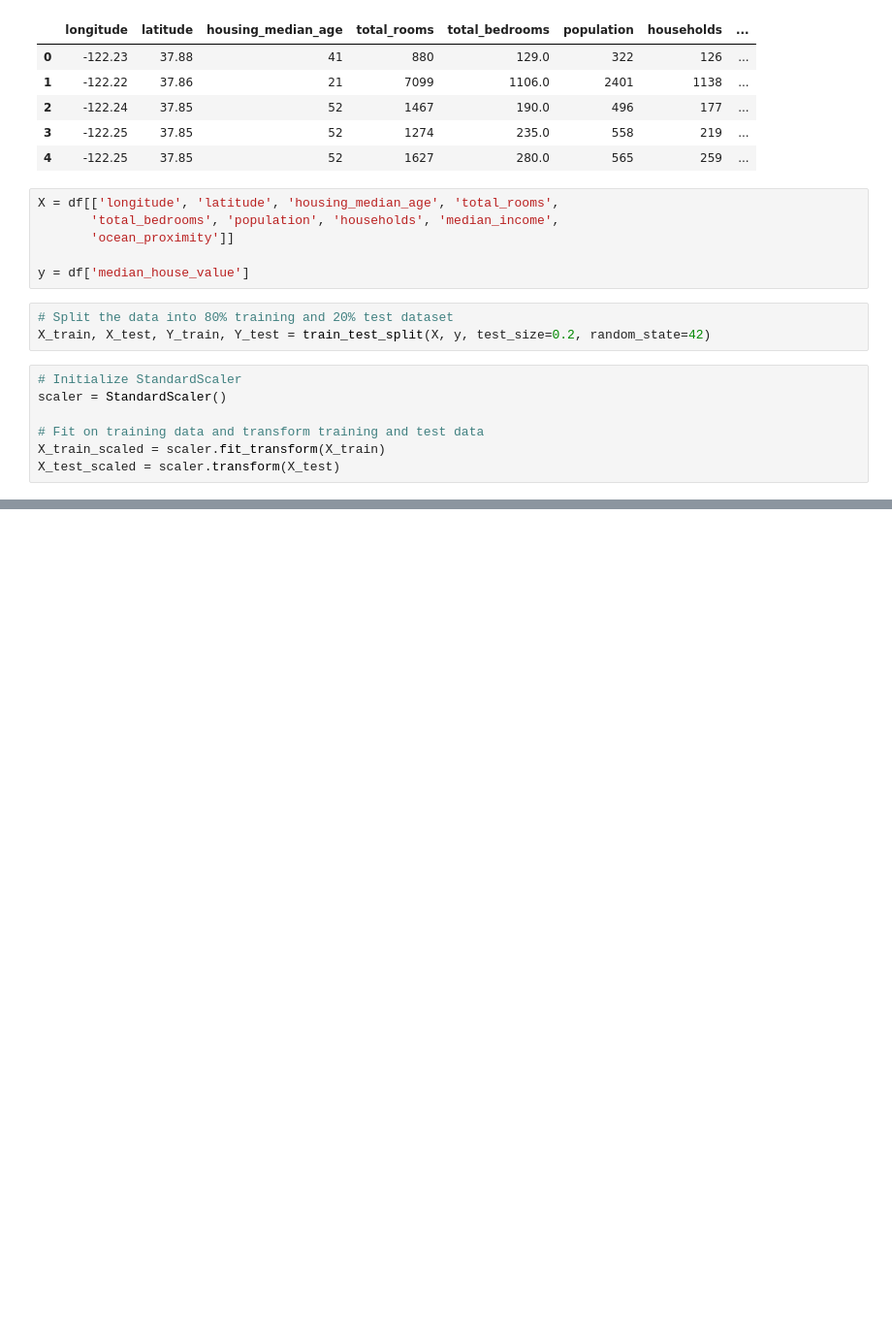
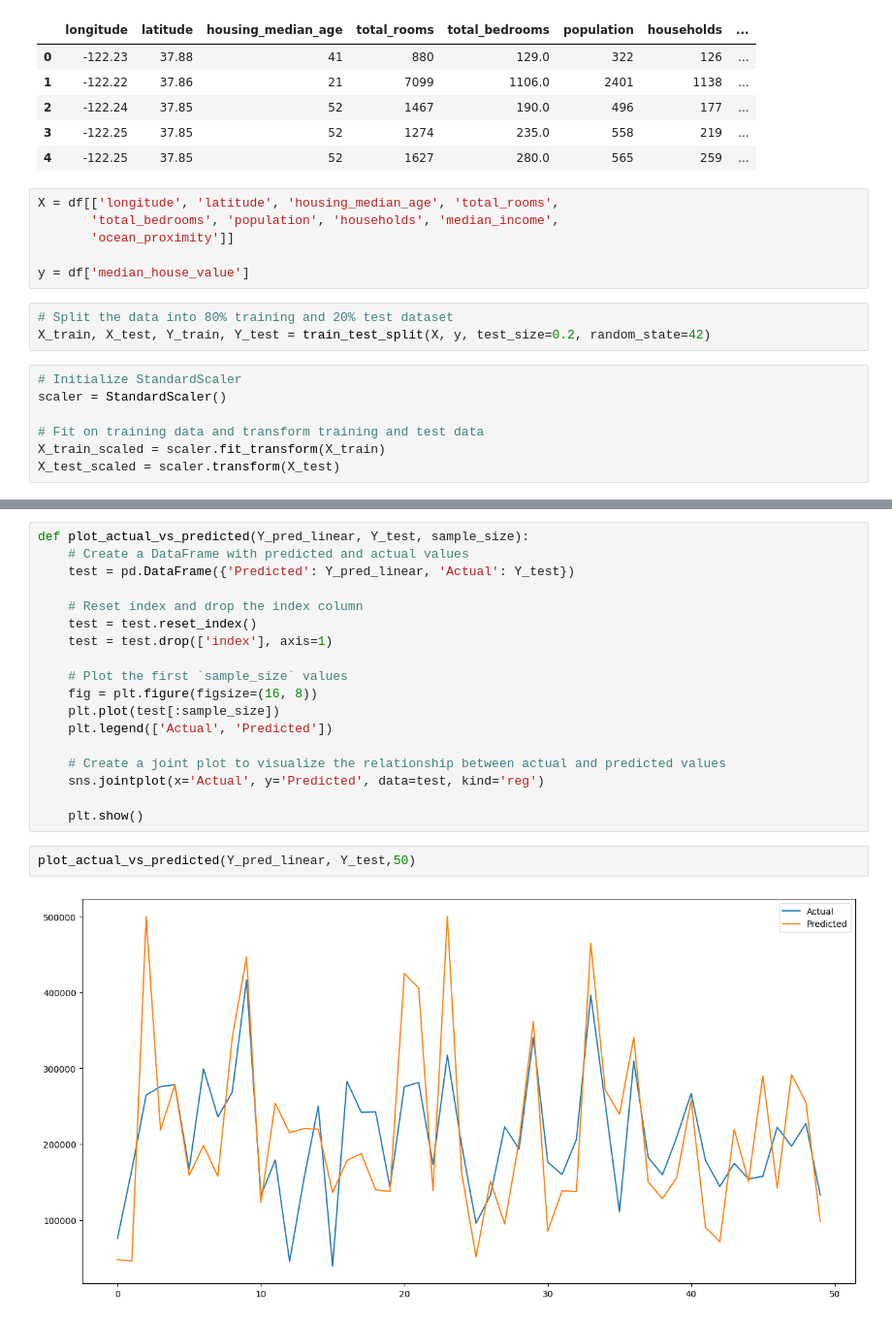
Before and after one commit to dataplaywithvenkat/Simplilearn-California-Housing-Price-Prediction, a Jupyter notebook: Notebook.ipynb, the cells around one changed output, grey strips where cells are left out. Shown at 97% size. Cells and saved outputs as stored; diff of their text form; blank space fills up the shorter version.

```diff
--- a/Notebook.ipynb
+++ b/Notebook.ipynb
@@ -90,0 +129,22 @@ X_test_scaled = scaler.transform(X_test)
+# %%
+def plot_actual_vs_predicted(Y_pred_linear, Y_test, sample_size):
+    # Create a DataFrame with predicted and actual values
+    test = pd.DataFrame({'Predicted': Y_pred_linear, 'Actual': Y_test})
+
+    # Reset index and drop the index column
+    test = test.reset_index()
+    test = test.drop(['index'], axis=1)
+
+    # Plot the first `sample_size` values
+    fig = plt.figure(figsize=(16, 8))
+    plt.plot(test[:sample_size])
+    plt.legend(['Actual', 'Predicted'])
+
+    # Create a joint plot to visualize the relationship between actual and predicted values
+    sns.jointplot(x='Actual', y='Predicted', data=test, kind='reg')
+
+    plt.show()
+# %%
+plot_actual_vs_predicted(Y_pred_linear, Y_test,50)
+# %% [output]
+[figure, added]
```
Also changed, not shown: parts of 5 cells of this notebook.
